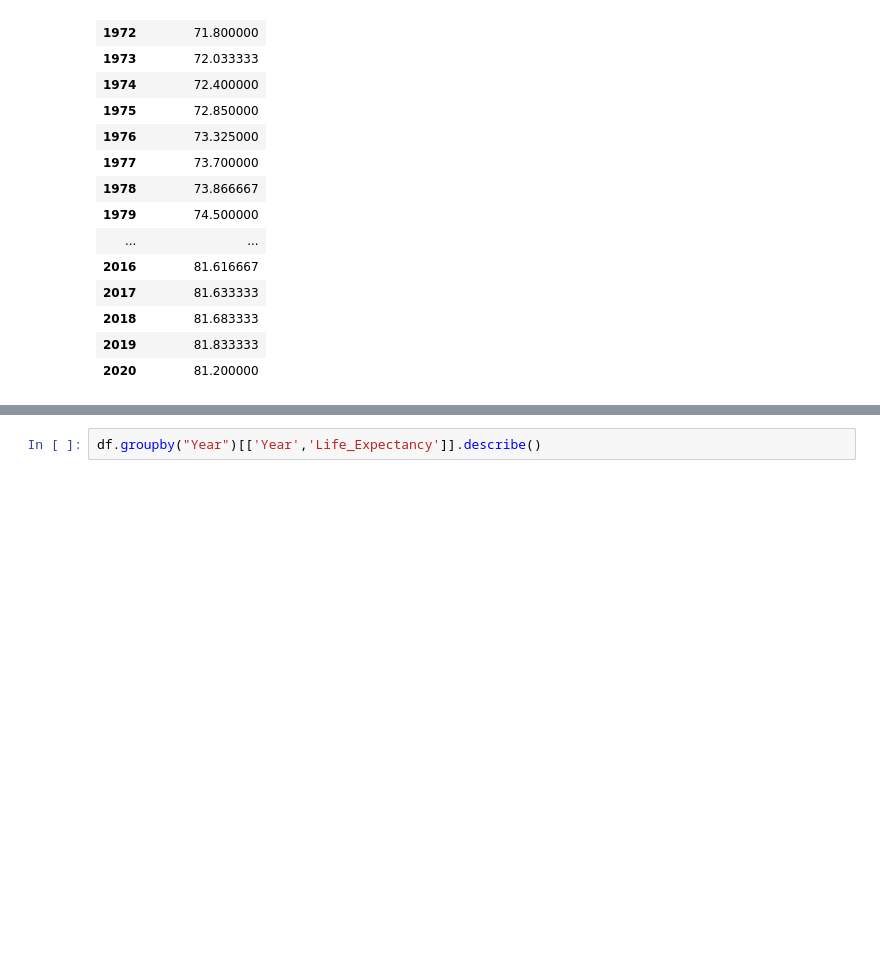
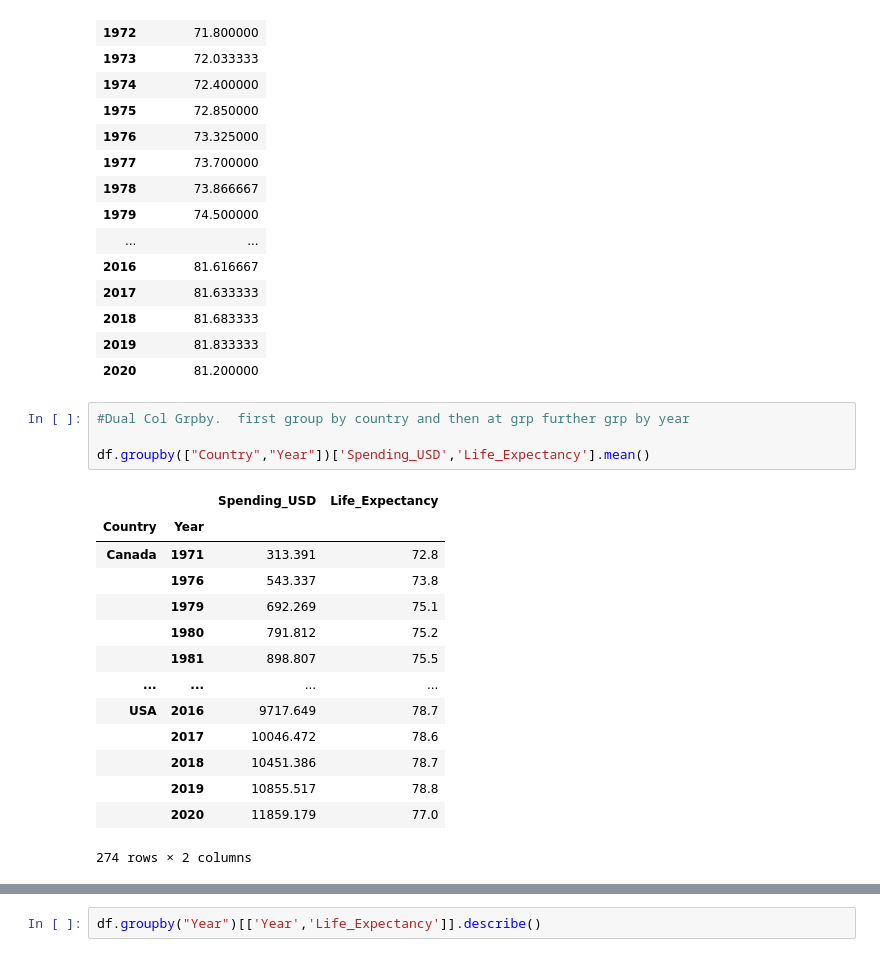
Before and after one commit to gawankarsanket/dswithchirag_assignments, a Jupyter notebook: EDA_Assignment_Healthexp_Dataset.ipynb, the cells around one changed output, grey strips where cells are left out. Drawn from its saved outputs; the diff is of its cells as text; blank space fills up the shorter version.

```diff
--- a/EDA_Assignment_Healthexp_Dataset.ipynb
+++ b/EDA_Assignment_Healthexp_Dataset.ipynb
@@ -119,3 +130,22 @@ df.groupby('Year')[['Life_Expectancy']].mean()
 | 2018 | 81.683333 |
 | 2019 | 81.833333 |
 | 2020 | 81.200000 |
+# %%
+#Dual Col Grpby.  first group by country and then at grp further grp by year
+
+df.groupby(["Country","Year"])['Spending_USD','Life_Expectancy'].mean()
+# %% [output]
+|  |  | Spending_USD | Life_Expectancy |
+| Country | Year |  |  |
+| Canada | 1971 | 313.391 | 72.8 |
+|  | 1976 | 543.337 | 73.8 |
+|  | 1979 | 692.269 | 75.1 |
+|  | 1980 | 791.812 | 75.2 |
+|  | 1981 | 898.807 | 75.5 |
+| ... | ... | ... | ... |
+| USA | 2016 | 9717.649 | 78.7 |
+|  | 2017 | 10046.472 | 78.6 |
+|  | 2018 | 10451.386 | 78.7 |
+|  | 2019 | 10855.517 | 78.8 |
+|  | 2020 | 11859.179 | 77.0 |
+274 rows × 2 columns
```
Also changed, not shown: parts of 2 cells of this notebook.
